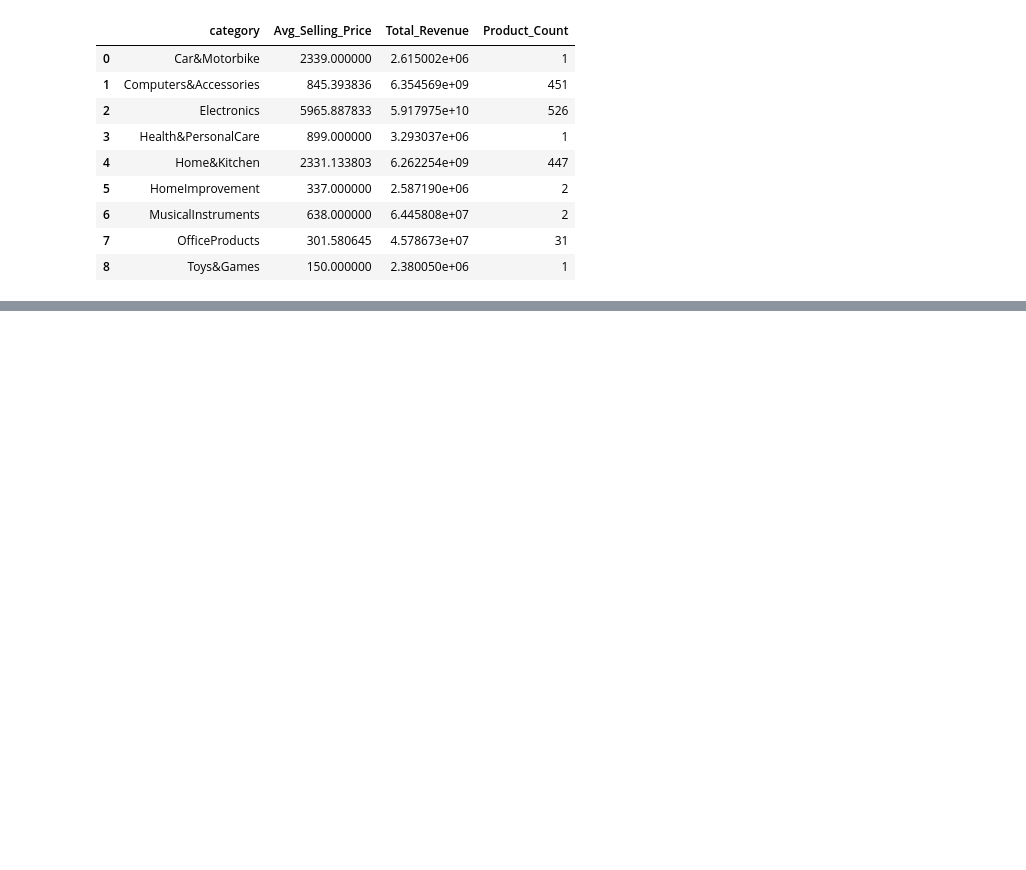
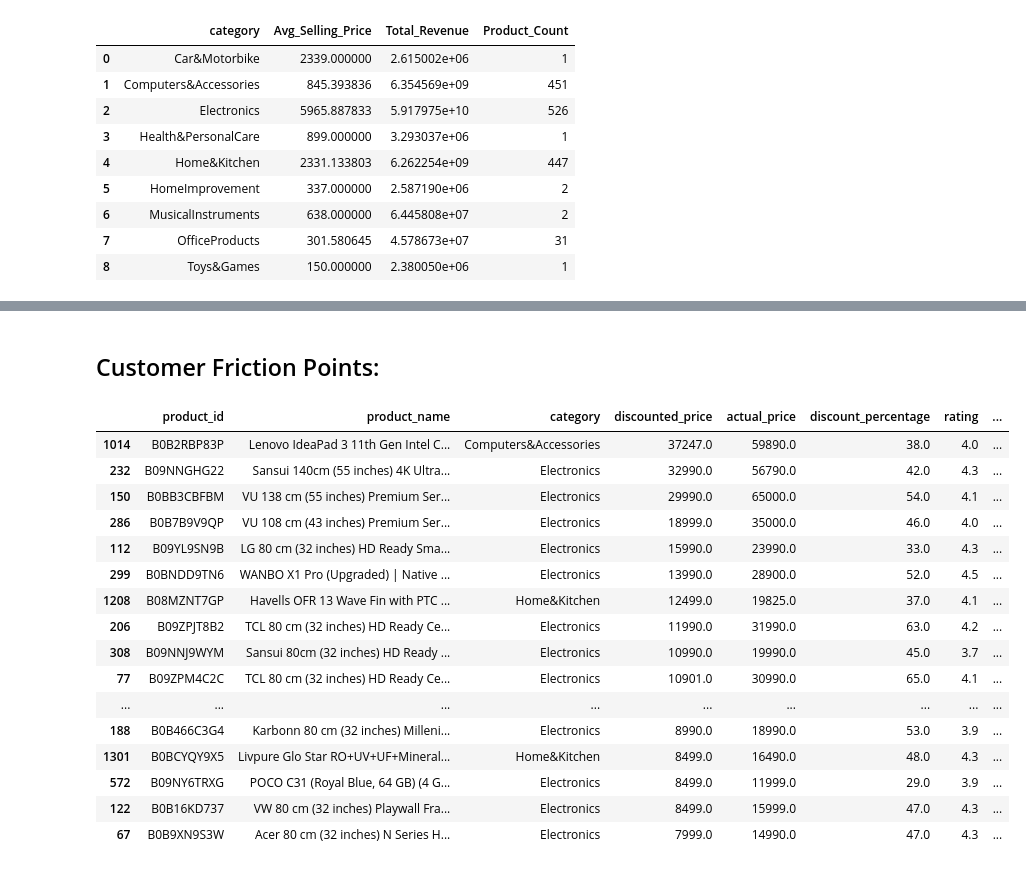
Before and after one commit to TERMINTOR-01/Financial_Analysis, a Jupyter notebook: Finacial_analysis.ipynb, the cells around one changed output, grey strips where cells are left out. Cells and saved outputs as stored; diff of their text form; code cells hidden in the pictures; blank space fills up the shorter version.

```diff
--- a/Finacial_analysis.ipynb
+++ b/Finacial_analysis.ipynb
@@ -191,7 +190,7 @@ df["rating"] = pd.to_numeric(df["rating"], errors="coerce")
 df.rating_count = (
     df.rating_count
     .replace({"%": "", ",": ""}, regex=True)
-    .astype(float)
+    .astype(int)
 )
 # %%
 df
@@ -1055,0 +2270,38 @@ fig.show()
+# %% [markdown]
+## Customer Friction Points:
+# %%
+# ----------------------------------------------------
+# Customer Friction Points
+# High Revenue Potential + Low Rating Count
+# ----------------------------------------------------
+
+customer_friction = (
+    df[
+        (df["discounted_price"] >= df["discounted_price"].quantile(0.75)) &
+        (df["rating_count"] <= df["rating_count"].quantile(0.25))
+    ]
+    .sort_values(
+        "discounted_price",
+        ascending=False
+    )
+)
+
+customer_friction.head(20)
+# %% [output]
+|  | product_id | product_name | category | discounted_price | actual_price | discount_percentage | rating | ... |
+| 1014 | B0B2RBP83P | Lenovo IdeaPad 3 11th Gen Intel C... | Computers&Accessories | 37247.0 | 59890.0 | 38.0 | 4.0 | ... |
+| 232 | B09NNGHG22 | Sansui 140cm (55 inches) 4K Ultra... | Electronics | 32990.0 | 56790.0 | 42.0 | 4.3 | ... |
+| 150 | B0BB3CBFBM | VU 138 cm (55 inches) Premium Ser... | Electronics | 29990.0 | 65000.0 | 54.0 | 4.1 | ... |
+| 286 | B0B7B9V9QP | VU 108 cm (43 inches) Premium Ser... | Electronics | 18999.0 | 35000.0 | 46.0 | 4.0 | ... |
+| 112 | B09YL9SN9B | LG 80 cm (32 inches) HD Ready Sma... | Electronics | 15990.0 | 23990.0 | 33.0 | 4.3 | ... |
+| 299 | B0BNDD9TN6 | WANBO X1 Pro (Upgraded) | Native ... | Electronics | 13990.0 | 28900.0 | 52.0 | 4.5 | ... |
+| 1208 | B08MZNT7GP | Havells OFR 13 Wave Fin with PTC ... | Home&Kitchen | 12499.0 | 19825.0 | 37.0 | 4.1 | ... |
+| 206 | B09ZPJT8B2 | TCL 80 cm (32 inches) HD Ready Ce... | Electronics | 11990.0 | 31990.0 | 63.0 | 4.2 | ... |
+| 308 | B09NNJ9WYM | Sansui 80cm (32 inches) HD Ready ... | Electronics | 10990.0 | 19990.0 | 45.0 | 3.7 | ... |
+| 77 | B09ZPM4C2C | TCL 80 cm (32 inches) HD Ready Ce... | Electronics | 10901.0 | 30990.0 | 65.0 | 4.1 | ... |
+| ... | ... | ... | ... | ... | ... | ... | ... | ... |
+| 188 | B0B466C3G4 | Karbonn 80 cm (32 inches) Milleni... | Electronics | 8990.0 | 18990.0 | 53.0 | 3.9 | ... |
+| 1301 | B0BCYQY9X5 | Livpure Glo Star RO+UV+UF+Mineral... | Home&Kitchen | 8499.0 | 16490.0 | 48.0 | 4.3 | ... |
+| 572 | B09NY6TRXG | POCO C31 (Royal Blue, 64 GB) (4 G... | Electronics | 8499.0 | 11999.0 | 29.0 | 3.9 | ... |
+| 122 | B0B16KD737 | VW 80 cm (32 inches) Playwall Fra... | Electronics | 8499.0 | 15999.0 | 47.0 | 4.3 | ... |
+| 67 | B0B9XN9S3W | Acer 80 cm (32 inches) N Series H... | Electronics | 7999.0 | 14990.0 | 47.0 | 4.3 | ... |
```
Also changed, not shown: parts of 30 cells of this notebook.
